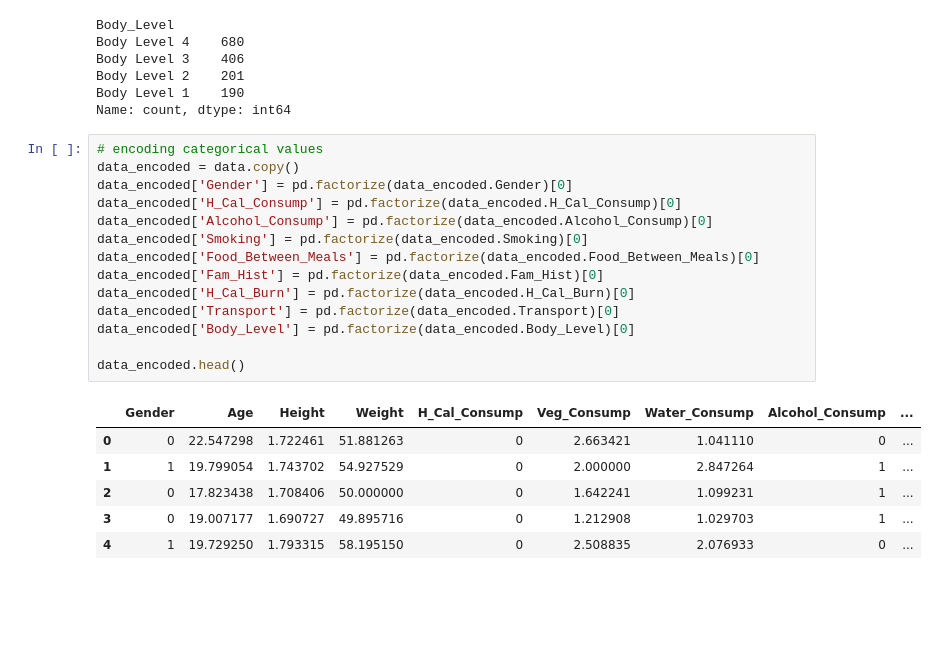
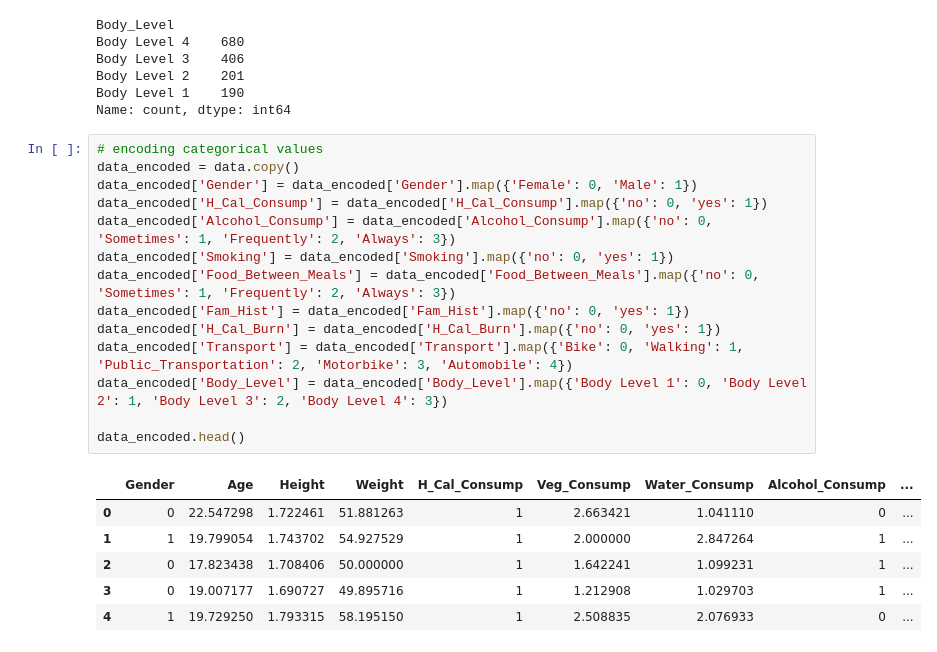
Before and after one commit to abeerhbadr/ML_Project-Body_Level_Classification, a Jupyter notebook: Analysis/analyze.ipynb, the cells around one changed output. Drawn from its saved outputs; the diff is of its cells as text; blank space fills up the shorter version.

```diff
--- a/Analysis/analyze.ipynb
+++ b/Analysis/analyze.ipynb
@@ -88,21 +88,21 @@ Name: count, dtype: int64
 # %%
 # encoding categorical values
 data_encoded = data.copy()
-data_encoded['Gender'] = pd.factorize(data_encoded.Gender)[0]
-data_encoded['H_Cal_Consump'] = pd.factorize(data_encoded.H_Cal_Consump)[0]
-data_encoded['Alcohol_Consump'] = pd.factorize(data_encoded.Alcohol_Consump)[0]
-data_encoded['Smoking'] = pd.factorize(data_encoded.Smoking)[0]
-data_encoded['Food_Between_Meals'] = pd.factorize(data_encoded.Food_Between_Meals)[0]
-data_encoded['Fam_Hist'] = pd.factorize(data_encoded.Fam_Hist)[0]
-data_encoded['H_Cal_Burn'] = pd.factorize(data_encoded.H_Cal_Burn)[0]
-data_encoded['Transport'] = pd.factorize(data_encoded.Transport)[0]
-data_encoded['Body_Level'] = pd.factorize(data_encoded.Body_Level)[0]
+data_encoded['Gender'] = data_encoded['Gender'].map({'Female': 0, 'Male': 1})
+data_encoded['H_Cal_Consump'] = data_encoded['H_Cal_Consump'].map({'no': 0, 'yes': 1})
+data_encoded['Alcohol_Consump'] = data_encoded['Alcohol_Consump'].map({'no': 0, 'Sometimes': 1, 'Frequently': 2, 'Always': 3})
+data_encoded['Smoking'] = data_encoded['Smoking'].map({'no': 0, 'yes': 1})
+data_encoded['Food_Between_Meals'] = data_encoded['Food_Between_Meals'].map({'no': 0, 'Sometimes': 1, 'Frequently': 2, 'Always': 3})
+data_encoded['Fam_Hist'] = data_encoded['Fam_Hist'].map({'no': 0, 'yes': 1})
+data_encoded['H_Cal_Burn'] = data_encoded['H_Cal_Burn'].map({'no': 0, 'yes': 1})
+data_encoded['Transport'] = data_encoded['Transport'].map({'Bike': 0, 'Walking': 1, 'Public_Transportation': 2, 'Motorbike': 3, 'Automobile': 4})
+data_encoded['Body_Level'] = data_encoded['Body_Level'].map({'Body Level 1': 0, 'Body Level 2': 1, 'Body Level 3': 2, 'Body Level 4': 3})
 
 data_encoded.head()
 # %% [output]
 |  | Gender | Age | Height | Weight | H_Cal_Consump | Veg_Consump | Water_Consump | Alcohol_Consump | ... |
-| 0 | 0 | 22.547298 | 1.722461 | 51.881263 | 0 | 2.663421 | 1.041110 | 0 | ... |
-| 1 | 1 | 19.799054 | 1.743702 | 54.927529 | 0 | 2.000000 | 2.847264 | 1 | ... |
-| 2 | 0 | 17.823438 | 1.708406 | 50.000000 | 0 | 1.642241 | 1.099231 | 1 | ... |
-| 3 | 0 | 19.007177 | 1.690727 | 49.895716 | 0 | 1.212908 | 1.029703 | 1 | ... |
-| 4 | 1 | 19.729250 | 1.793315 | 58.195150 | 0 | 2.508835 | 2.076933 | 0 | ... |
+| 0 | 0 | 22.547298 | 1.722461 | 51.881263 | 1 | 2.663421 | 1.041110 | 0 | ... |
+| 1 | 1 | 19.799054 | 1.743702 | 54.927529 | 1 | 2.000000 | 2.847264 | 1 | ... |
+| 2 | 0 | 17.823438 | 1.708406 | 50.000000 | 1 | 1.642241 | 1.099231 | 1 | ... |
+| 3 | 0 | 19.007177 | 1.690727 | 49.895716 | 1 | 1.212908 | 1.029703 | 1 | ... |
+| 4 | 1 | 19.729250 | 1.793315 | 58.195150 | 1 | 2.508835 | 2.076933 | 0 | ... |
```
Also changed, not shown: parts of 7 cells of this notebook.
